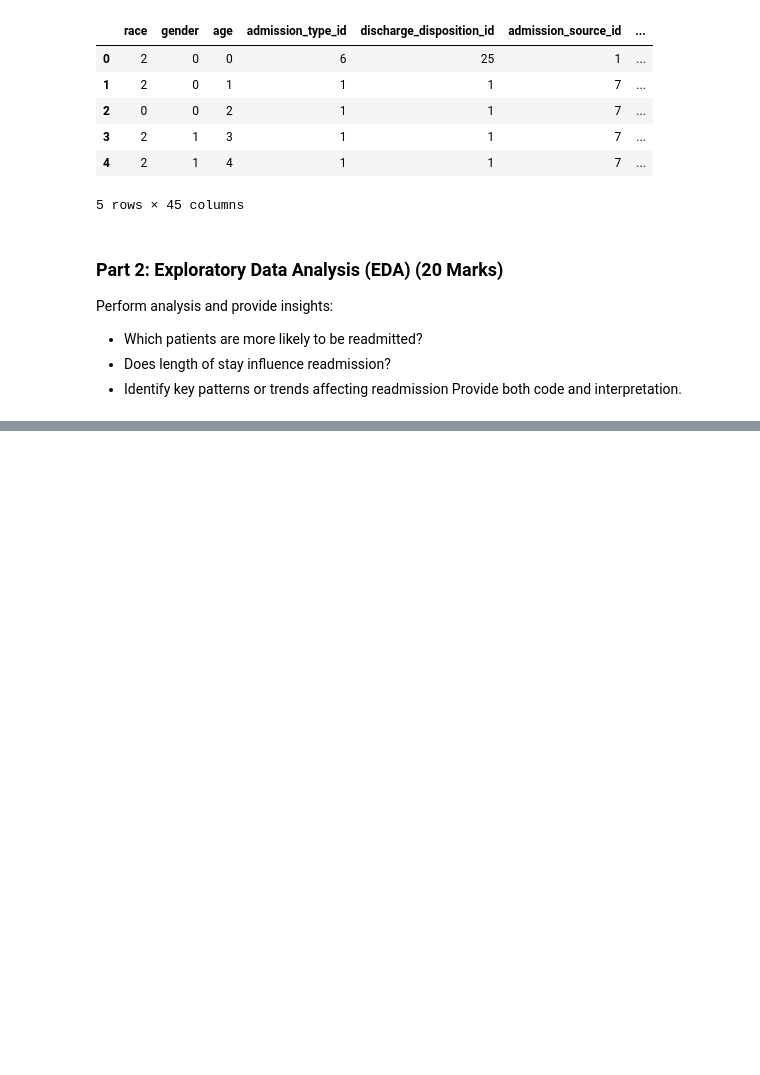
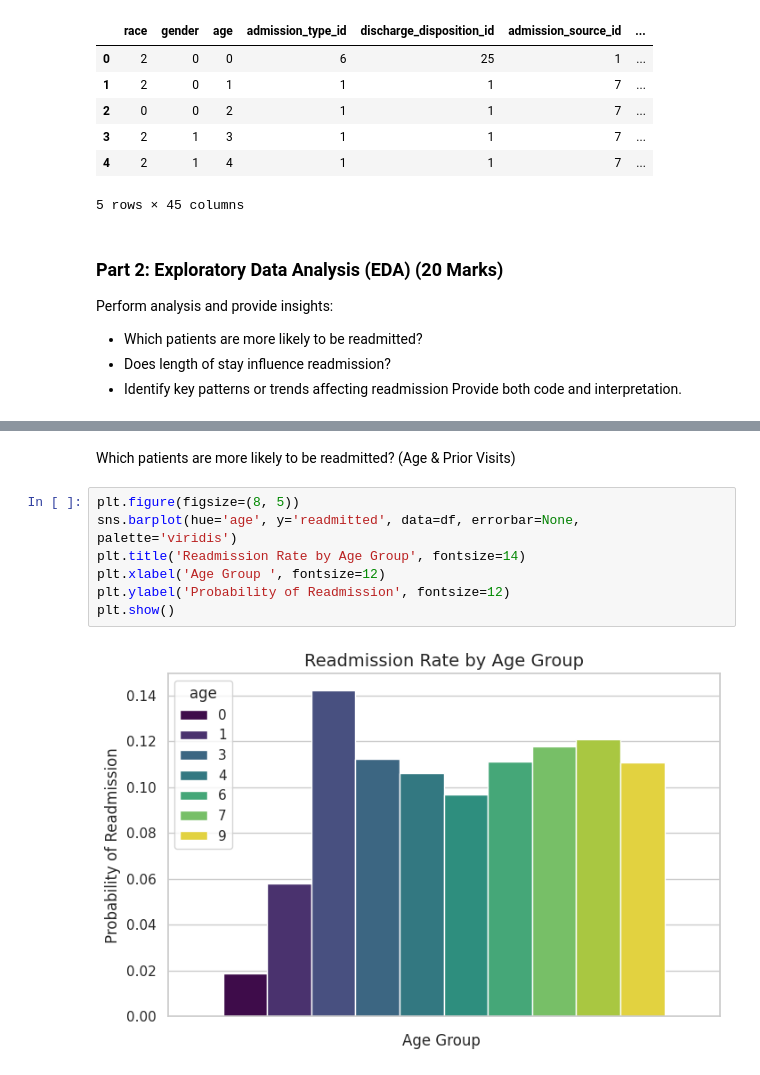
Before and after one commit to emadadnan000/SMIT-AI-DS, a Jupyter notebook: Final Exam.ipynb, the cells around one changed output, grey strips where cells are left out. Saved outputs shown, nothing was run; the diff lists cells and outputs as text; blank space fills up the shorter version.

```diff
--- a/Final Exam.ipynb
+++ b/Final Exam.ipynb
@@ -181,0 +208,11 @@ Provide both code and interpretation.
+# %% [markdown]
+Which patients are more likely to be readmitted? (Age & Prior Visits)
+# %%
+plt.figure(figsize=(8, 5))
+sns.barplot(hue='age', y='readmitted', data=df, errorbar=None, palette='viridis')
+plt.title('Readmission Rate by Age Group', fontsize=14)
+plt.xlabel('Age Group ', fontsize=12)
+plt.ylabel('Probability of Readmission', fontsize=12)
+plt.show()
+# %% [output]
+[figure, added]
```
Also changed, not shown: parts of 31 cells of this notebook.
